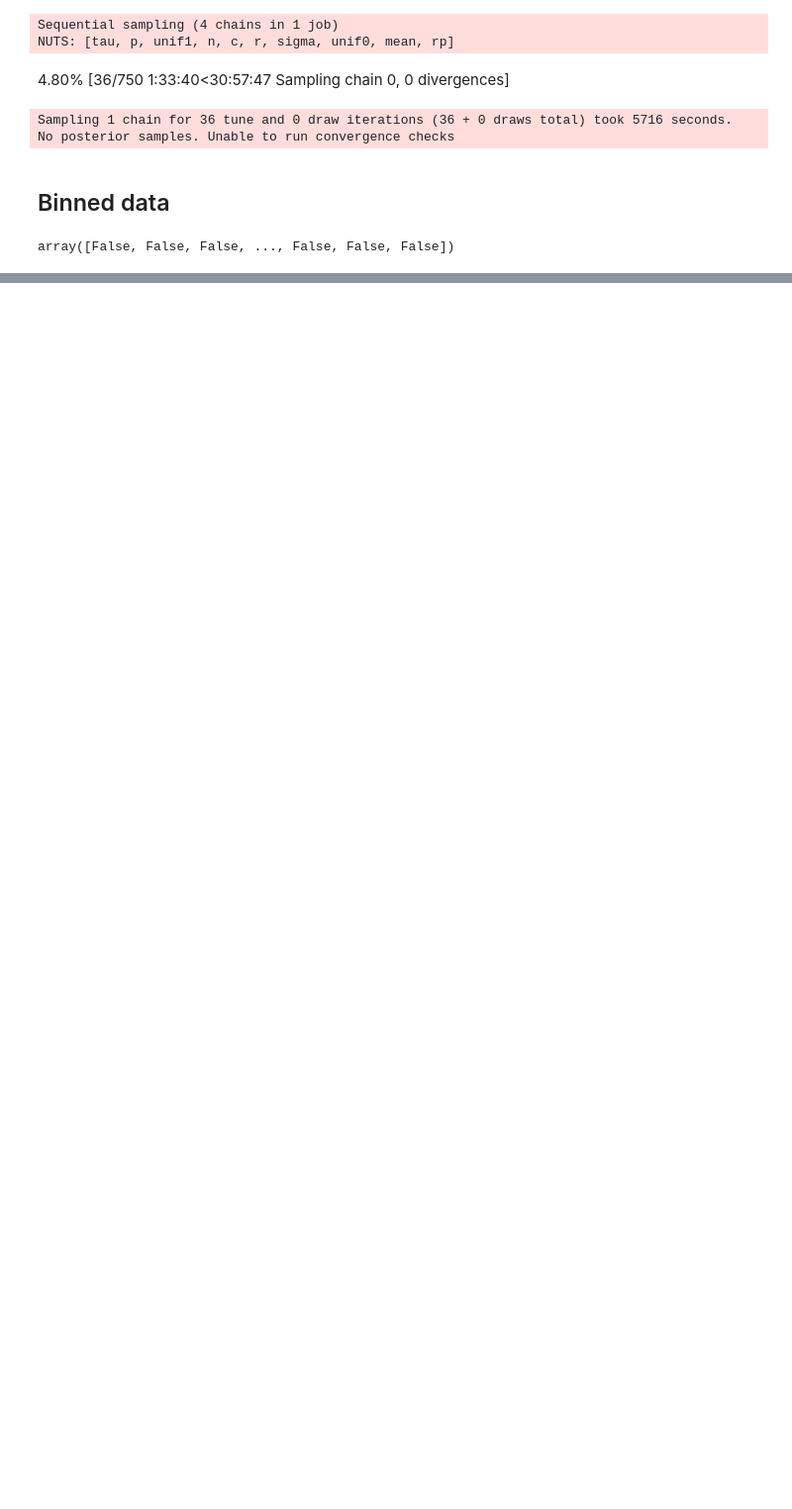
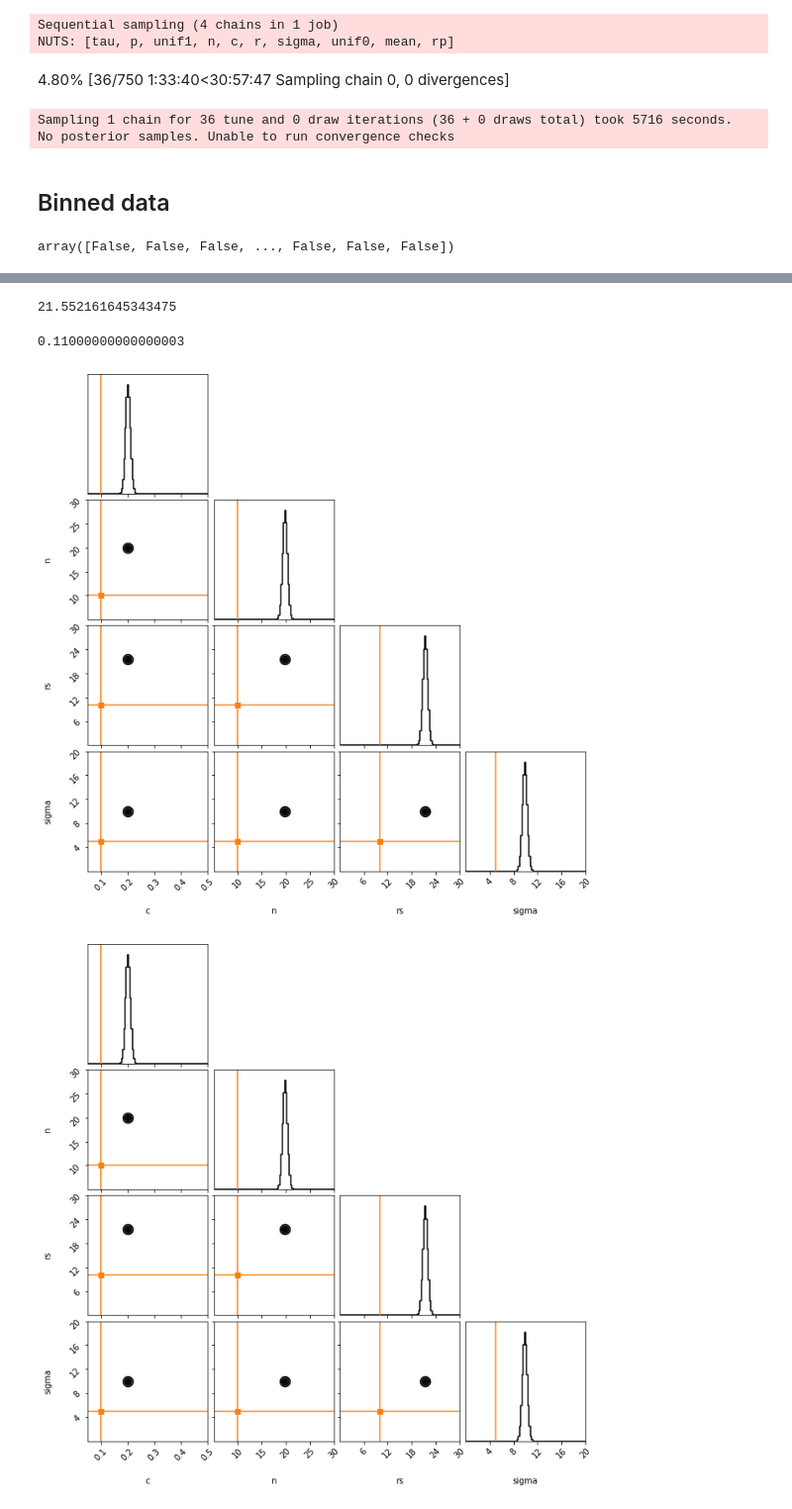
Before and after one commit to ssagynbayeva/starry-project, a Jupyter notebook: SyntheticData-fast.ipynb, the cells around one changed output, grey strips where cells are left out. Shown: that part at 99% size. Cells and saved outputs as stored; diff of their text form; code cells hidden in the pictures; blank space fills up the shorter version.

```diff
--- a/SyntheticData-fast.ipynb
+++ b/SyntheticData-fast.ipynb
@@ -466 +373,3 @@ with pm.Model() as model:
+# %%
+model_binned = gp_model(y_binned,t_binned,err_binned,256)
 # %%
@@ -473,6 +382,6 @@ array(-67754850.9780272)
 # %%
 # Optimize the MAP solution.
-with model:
+with model_binned:
     map_soln = pmx.optimize()
 # %% [output]
 optimizing logp for variables: [tau, p, unif1, n, c, r, sigma, unif0, mean, rp]
@@ -494,5 +403,5 @@ array(23.46762164)
 # %%
-with model:
+with model_binned:
     trace = pmx.sample(
         tune=250,
         draws=500,
@@ -511,0 +430,4 @@ Only one chain was sampled, this makes it impossible to run some convergence che
+# %%
+import corner
+
+samples = pm.trace_to_dataframe(trace, varnames=['c', 'n', 'r', 'sigma'])
@@ -511,0 +446,22 @@ Only one chain was sampled, this makes it impossible to run some convergence che
+# %%
+np.mean(samples['r'])
+# %% [output]
+21.552161645343475
+# %%
+np.mean(samples['rp'])
+# %% [output]
+0.11000000000000003
+# %%
+corner.corner(
+    np.array(samples),
+    truths=[gp_c,gp_n,gp_r,gp_sig],
+    range=((0.05,0.5),(5,30),(0,30),(0,20)),
+    labels=['c','n','rs','sigma'],
+    truth_color="C1",
+    bins=100,
+    smooth=2,
+    smooth1d=2,
+)
+# %% [output]
+[figure, added]
+[figure, added]
```
Also changed, not shown: parts of 34 cells of this notebook.
